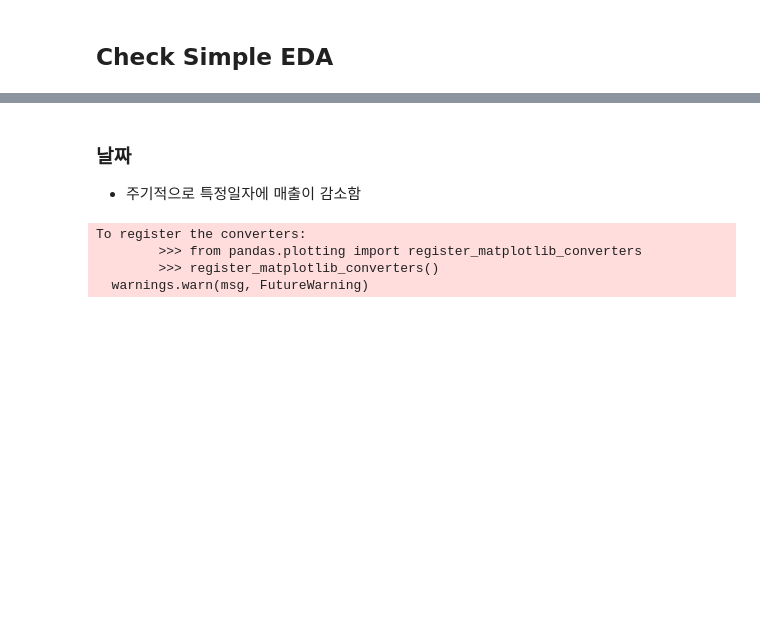
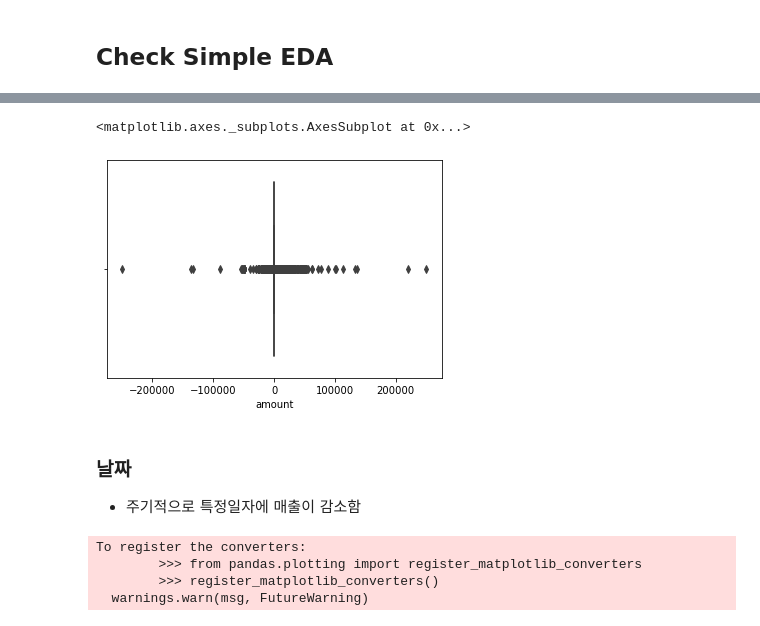
Before and after one commit to bbiyongel/Dacon_funda, a Jupyter notebook: EDA.ipynb, the cells around one changed output, grey strips where cells are left out. Drawn from its saved outputs; the diff is of its cells as text; code cells hidden in the pictures; blank space fills up the shorter version.

```diff
--- a/EDA.ipynb
+++ b/EDA.ipynb
@@ -80,3 +109,9 @@ test.installments.fillna(0, inplace = True)
+# %%
+#거래금액
+sns.boxplot(merge_df.amount)
+# %% [output]
+<matplotlib.axes._subplots.AxesSubplot at 0x...>
+[figure, added]
 # %% [markdown]
 ### 날짜
 * 주기적으로 특정일자에 매출이 감소함
```
Also changed, not shown: parts of 54 cells of this notebook.
